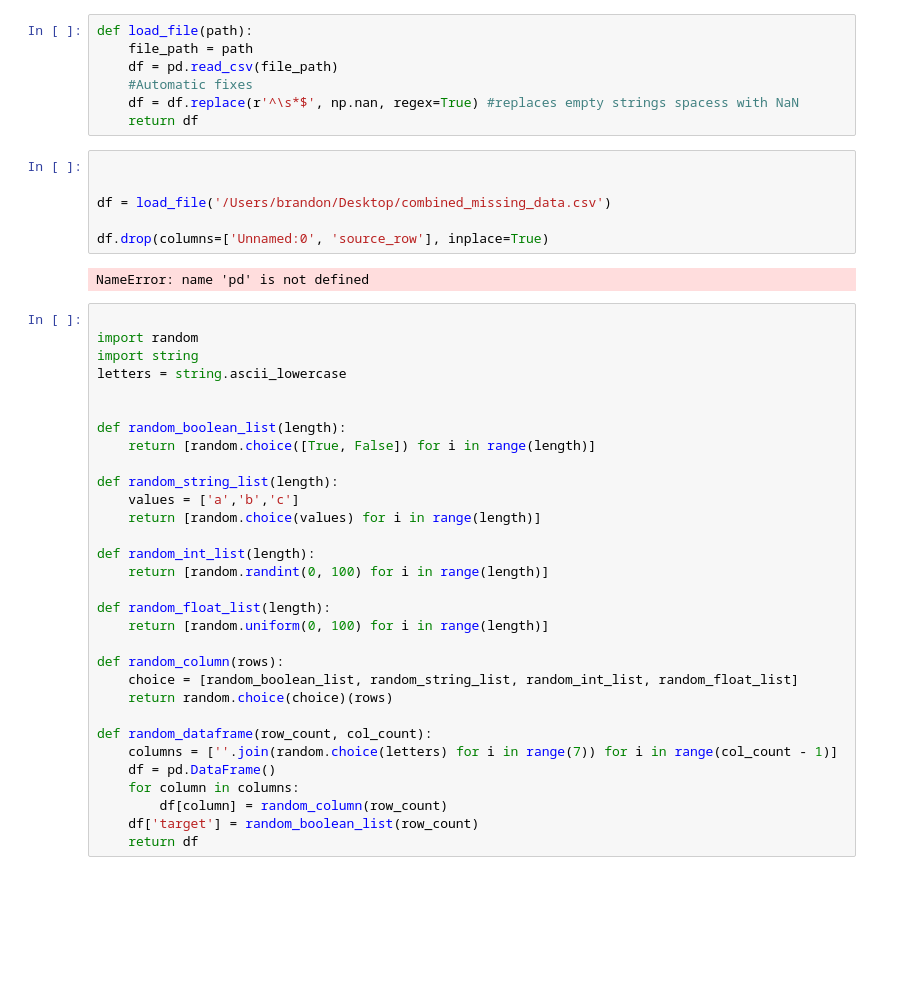
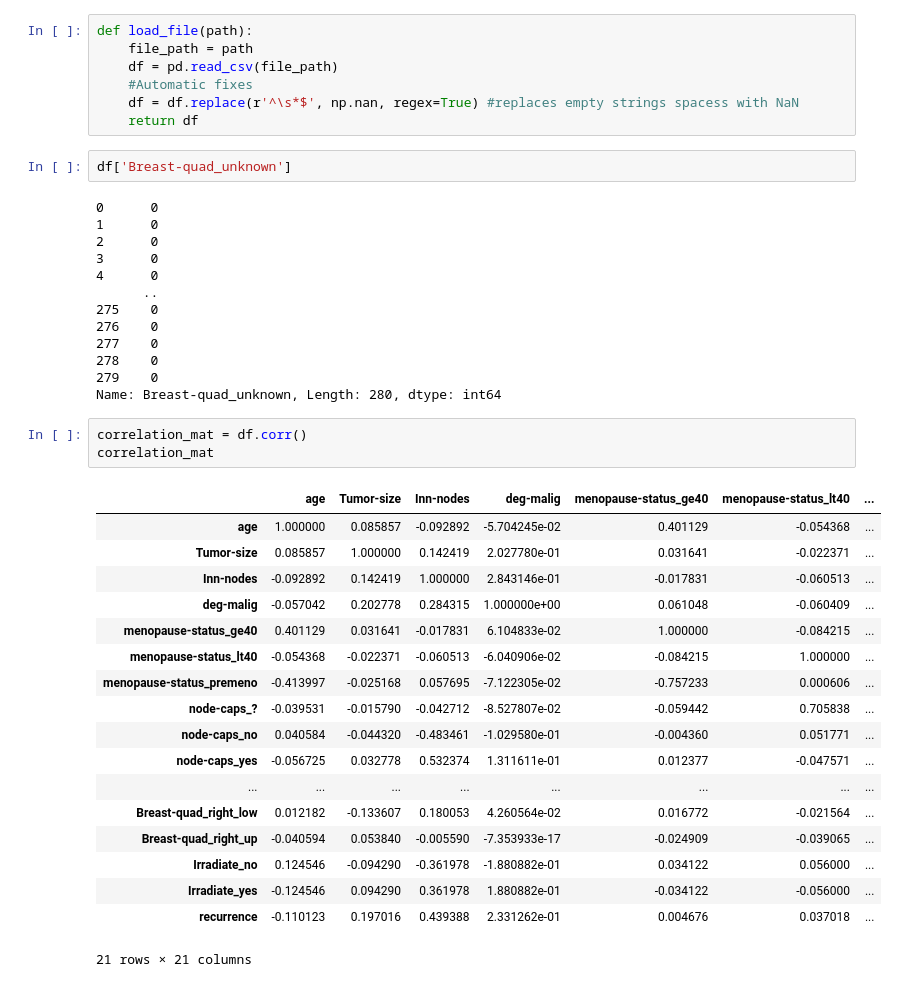
Before and after one commit to Shahraehash/Processor-Tools, a Jupyter notebook: notebooks/integratedTesting.ipynb, the cells around one changed output. Drawn from its saved outputs; the diff is of its cells as text; blank space fills up the shorter version.

```diff
--- a/notebooks/integratedTesting.ipynb
+++ b/notebooks/integratedTesting.ipynb
@@ -12,42 +12,40 @@ def load_file(path):
     df = df.replace(r'^\s*$', np.nan, regex=True) #replaces empty strings spacess with NaN
     return df
 # %%
-
-
-df = load_file('/Users/brandon/Desktop/combined_missing_data.csv')
-
-df.drop(columns=['Unnamed:0', 'source_row'], inplace=True)
+df['Breast-quad_unknown']
 # %% [output]
-NameError: name 'pd' is not defined
+0      0
+1      0
+2      0
+3      0
+4      0
+      ..
+275    0
+276    0
+277    0
+278    0
+279    0
+Name: Breast-quad_unknown, Length: 280, dtype: int64
 # %%
-
-import random
-import string
-letters = string.ascii_lowercase
-
-
-def random_boolean_list(length):
-    return [random.choice([True, False]) for i in range(length)]
-
-def random_string_list(length):
-    values = ['a','b','c']
-    return [random.choice(values) for i in range(length)]
-
-def random_int_list(length):
-    return [random.randint(0, 100) for i in range(length)]
-
-def random_float_list(length):
-    return [random.uniform(0, 100) for i in range(length)]
-
-def random_column(rows):
-    choice = [random_boolean_list, random_string_list, random_int_list, random_float_list]
-    return random.choice(choice)(rows)
-
-def random_dataframe(row_count, col_count):
-    columns = [''.join(random.choice(letters) for i in range(7)) for i in range(col_count - 1)]
-    df = pd.DataFrame()
-    for column in columns:
-        df[column] = random_column(row_count)
-    df['target'] = random_boolean_list(row_count)
-    return df
+correlation_mat = df.corr()
+correlation_mat
+# %% [output]
+|  | age | Tumor-size | Inn-nodes | deg-malig | menopause-status_ge40 | menopause-status_lt40 | ... |
+| age | 1.000000 | 0.085857 | -0.092892 | -5.704245e-02 | 0.401129 | -0.054368 | ... |
+| Tumor-size | 0.085857 | 1.000000 | 0.142419 | 2.027780e-01 | 0.031641 | -0.022371 | ... |
+| Inn-nodes | -0.092892 | 0.142419 | 1.000000 | 2.843146e-01 | -0.017831 | -0.060513 | ... |
+| deg-malig | -0.057042 | 0.202778 | 0.284315 | 1.000000e+00 | 0.061048 | -0.060409 | ... |
+| menopause-status_ge40 | 0.401129 | 0.031641 | -0.017831 | 6.104833e-02 | 1.000000 | -0.084215 | ... |
+| menopause-status_lt40 | -0.054368 | -0.022371 | -0.060513 | -6.040906e-02 | -0.084215 | 1.000000 | ... |
+| menopause-status_premeno | -0.413997 | -0.025168 | 0.057695 | -7.122305e-02 | -0.757233 | 0.000606 | ... |
+| node-caps_? | -0.039531 | -0.015790 | -0.042712 | -8.527807e-02 | -0.059442 | 0.705838 | ... |
+| node-caps_no | 0.040584 | -0.044320 | -0.483461 | -1.029580e-01 | -0.004360 | 0.051771 | ... |
+| node-caps_yes | -0.056725 | 0.032778 | 0.532374 | 1.311611e-01 | 0.012377 | -0.047571 | ... |
+| ... | ... | ... | ... | ... | ... | ... | ... |
+| Breast-quad_right_low | 0.012182 | -0.133607 | 0.180053 | 4.260564e-02 | 0.016772 | -0.021564 | ... |
+| Breast-quad_right_up | -0.040594 | 0.053840 | -0.005590 | -7.353933e-17 | -0.024909 | -0.039065 | ... |
+| Irradiate_no | 0.124546 | -0.094290 | -0.361978 | -1.880882e-01 | 0.034122 | 0.056000 | ... |
+| Irradiate_yes | -0.124546 | 0.094290 | 0.361978 | 1.880882e-01 | -0.034122 | -0.056000 | ... |
+| recurrence | -0.110123 | 0.197016 | 0.439388 | 2.331262e-01 | 0.004676 | 0.037018 | ... |
+21 rows × 21 columns
 # %%
```
Also changed, not shown: parts of 1 cell of this notebook.
